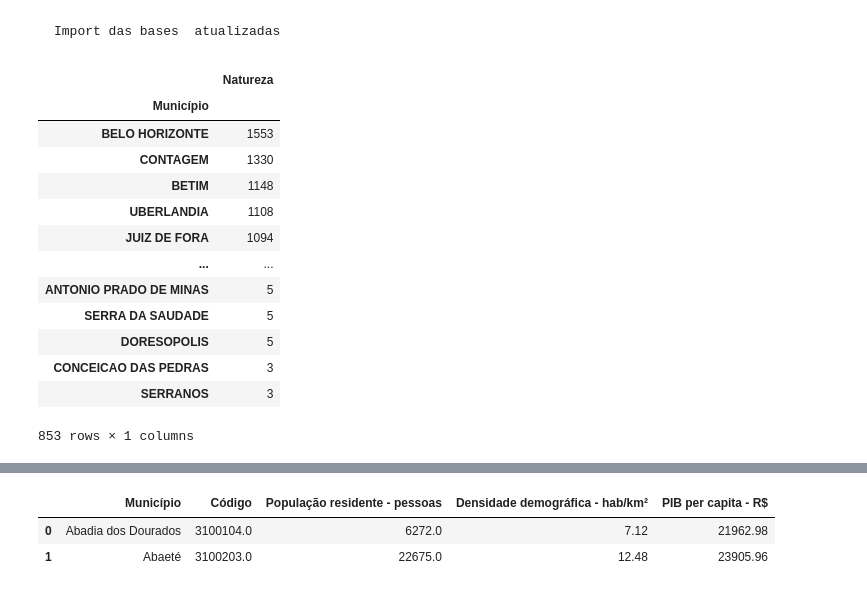
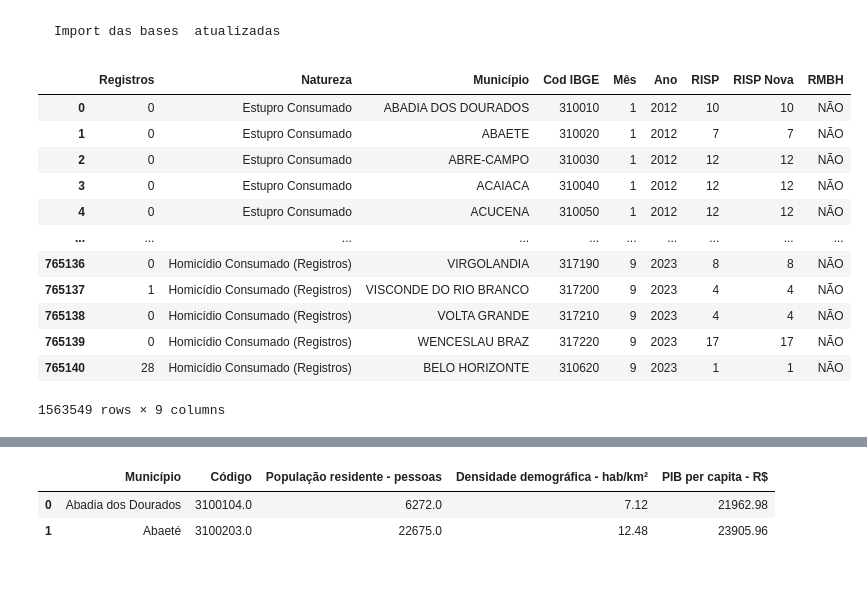
Before and after one commit to olzmooraes/PAC, a Jupyter notebook: pac-4.ipynb, the cells around one changed output, grey strips where cells are left out. Cells and saved outputs as stored; diff of their text form; code cells hidden in the pictures.

```diff
--- a/pac-4.ipynb
+++ b/pac-4.ipynb
@@ -42,27 +42,28 @@ display(base[:2])
 # %%
 # municipio crimes finais
 
 dadosBrutos = pd.concat([crimes12a17,crimes18a23])
+
 # dadosRegistro = dadosBrutos[dadosBrutos['Registros'] > 0] & dadosBrutos[dadosBrutos['Ano'] < '2023']
 dadosRegistro = dadosBrutos[(dadosBrutos['Registros'] > 0) & (dadosBrutos['Ano'] < 2023)]
-municipioCrimes = dadosRegistro.groupby('Município')[['Natureza']].count()
-municipioCrimesFinal = municipioCrimes.sort_values('Natureza',ascending=False)
-display(municipioCrimesFinal)
+dadosRegistro = dadosRegistro.rename(columns={'Natureza': 'Quantia de crimes'})
+municipioCrimes = dadosRegistro.groupby('Município')[['Quantia de crimes']].count()
+municipioCrimesFinal = municipioCrimes.sort_values('Quantia de crimes',ascending=False)
+display(dadosBrutos)
 # %% [output]
-|  | Natureza |
-| Município |  |
-| BELO HORIZONTE | 1553 |
-| CONTAGEM | 1330 |
-| BETIM | 1148 |
-| UBERLANDIA | 1108 |
-| JUIZ DE FORA | 1094 |
-| ... | ... |
-| ANTONIO PRADO DE MINAS | 5 |
-| SERRA DA SAUDADE | 5 |
-| DORESOPOLIS | 5 |
-| CONCEICAO DAS PEDRAS | 3 |
-| SERRANOS | 3 |
+|  | Registros | Natureza | Município | Cod IBGE | Mês | Ano | RISP | RISP Nova | RMBH |
+| 0 | 0 | Estupro Consumado | ABADIA DOS DOURADOS | 310010 | 1 | 2012 | 10 | 10 | NÃO |
+| 1 | 0 | Estupro Consumado | ABAETE | 310020 | 1 | 2012 | 7 | 7 | NÃO |
+| 2 | 0 | Estupro Consumado | ABRE-CAMPO | 310030 | 1 | 2012 | 12 | 12 | NÃO |
+| 3 | 0 | Estupro Consumado | ACAIACA | 310040 | 1 | 2012 | 12 | 12 | NÃO |
+| 4 | 0 | Estupro Consumado | ACUCENA | 310050 | 1 | 2012 | 12 | 12 | NÃO |
+| ... | ... | ... | ... | ... | ... | ... | ... | ... | ... |
+| 765136 | 0 | Homicídio Consumado (Registros) | VIRGOLANDIA | 317190 | 9 | 2023 | 8 | 8 | NÃO |
+| 765137 | 1 | Homicídio Consumado (Registros) | VISCONDE DO RIO BRANCO | 317200 | 9 | 2023 | 4 | 4 | NÃO |
+| 765138 | 0 | Homicídio Consumado (Registros) | VOLTA GRANDE | 317210 | 9 | 2023 | 4 | 4 | NÃO |
+| 765139 | 0 | Homicídio Consumado (Registros) | WENCESLAU BRAZ | 317220 | 9 | 2023 | 17 | 17 | NÃO |
+| 765140 | 28 | Homicídio Consumado (Registros) | BELO HORIZONTE | 310620 | 9 | 2023 | 1 | 1 | NÃO |
-853 rows × 1 columns
+1563549 rows × 9 columns
 # %%
 axi = range(2012, 2019, 6)
 for i, ano in enumerate(range(2017, 2024, 5)):
```
Also changed, not shown: parts of 5 cells of this notebook.
